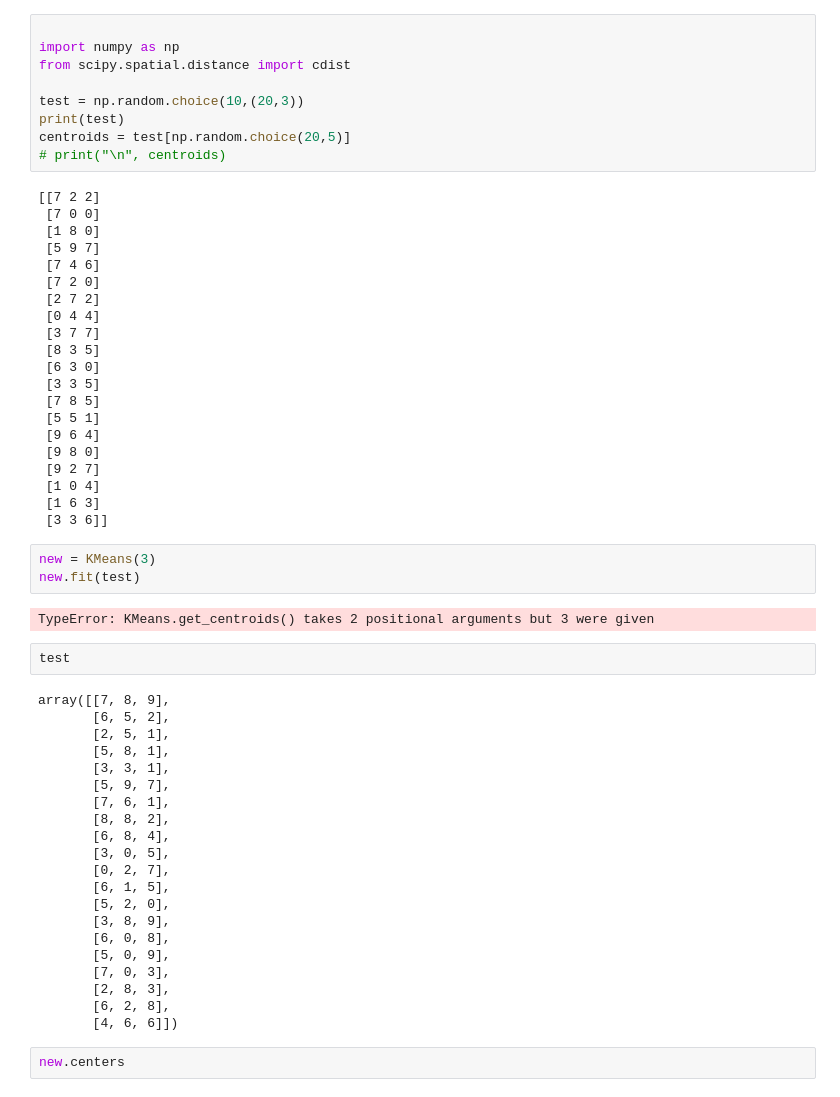
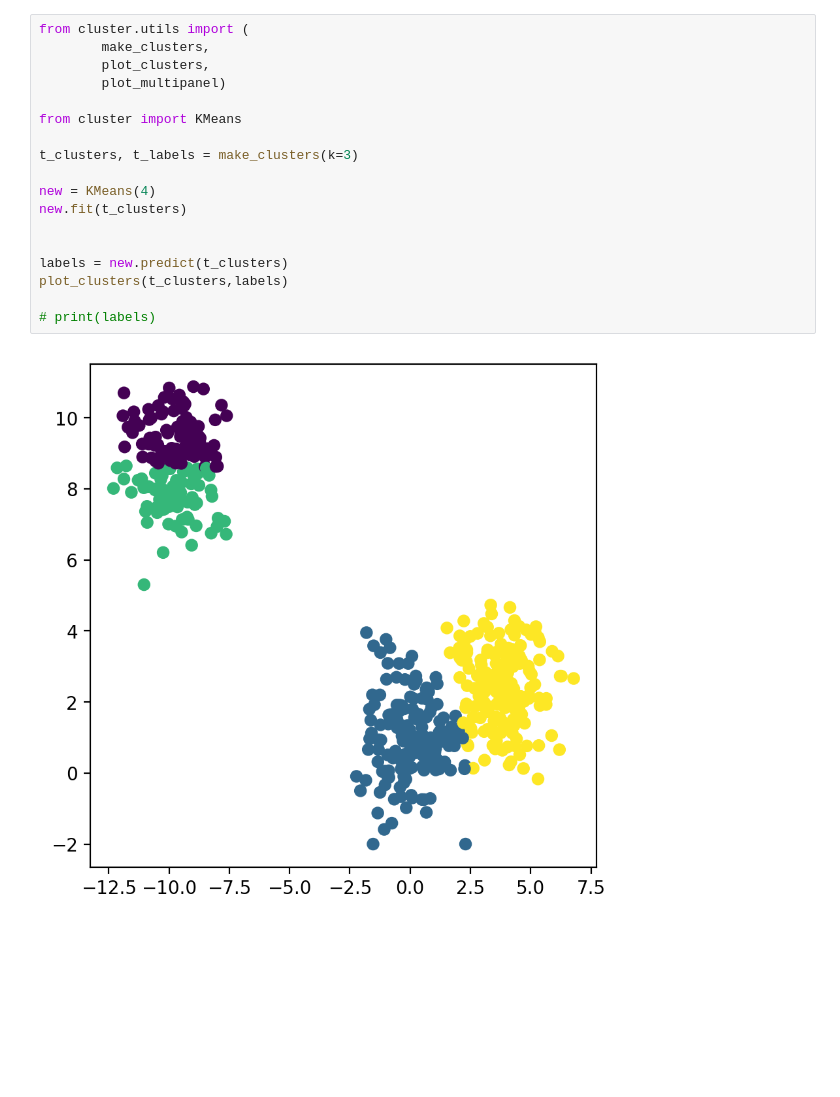
Before and after one commit to AmazonRF/HW3-Clustering, a Jupyter notebook: tryFunc.ipynb, the cells around one changed output. Cells and saved outputs as stored; diff of their text form; blank space fills up the shorter version.

```diff
--- a/tryFunc.ipynb
+++ b/tryFunc.ipynb
@@ -154,60 +1,20 @@ class KMeans:
-# %%
-
-import numpy as np
-from scipy.spatial.distance import cdist
-
-test = np.random.choice(10,(20,3))
-print(test)
-centroids = test[np.random.choice(20,5)]
-# print("\n", centroids)
-# %% [output]
-[[7 2 2]
- [7 0 0]
- [1 8 0]
- [5 9 7]
- [7 4 6]
- [7 2 0]
- [2 7 2]
- [0 4 4]
- [3 7 7]
- [8 3 5]
- [6 3 0]
- [3 3 5]
- [7 8 5]
- [5 5 1]
- [9 6 4]
- [9 8 0]
- [9 2 7]
- [1 0 4]
- [1 6 3]
- [3 3 6]]
-# %%
-new = KMeans(3)
-new.fit(test)
-# %% [output]
-TypeError: KMeans.get_centroids() takes 2 positional arguments but 3 were given
-# %%
-test
-# %% [output]
-array([[7, 8, 9],
-       [6, 5, 2],
-       [2, 5, 1],
-       [5, 8, 1],
-       [3, 3, 1],
-       [5, 9, 7],
-       [7, 6, 1],
-       [8, 8, 2],
-       [6, 8, 4],
-       [3, 0, 5],
-       [0, 2, 7],
-       [6, 1, 5],
-       [5, 2, 0],
-       [3, 8, 9],
-       [6, 0, 8],
-       [5, 0, 9],
-       [7, 0, 3],
-       [2, 8, 3],
-       [6, 2, 8],
-       [4, 6, 6]])
-# %%
-new.centers
+# %%
+from cluster.utils import (
+        make_clusters,
+        plot_clusters,
+        plot_multipanel)
+
+from cluster import KMeans
+
+t_clusters, t_labels = make_clusters(k=3)
+
+new = KMeans(4)
+new.fit(t_clusters)
+
+
+labels = new.predict(t_clusters)
+plot_clusters(t_clusters,labels)
+
+# print(labels)
+# %% [output]
+[figure, added]
```
Also changed, not shown: parts of 1 cell of this notebook, 2 other files.
